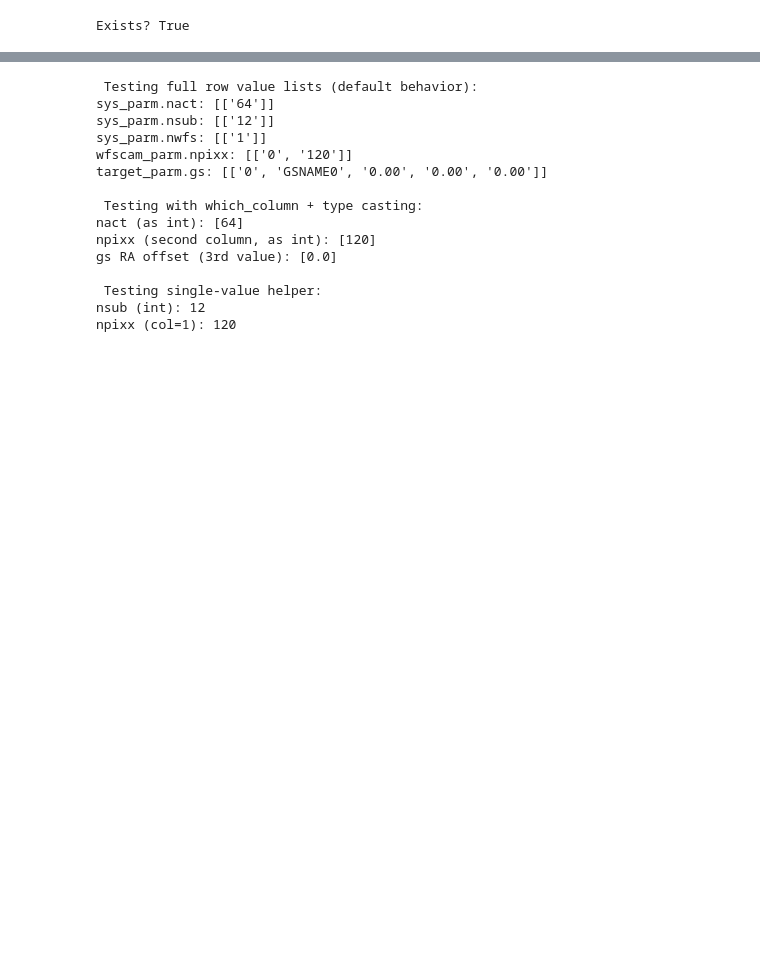
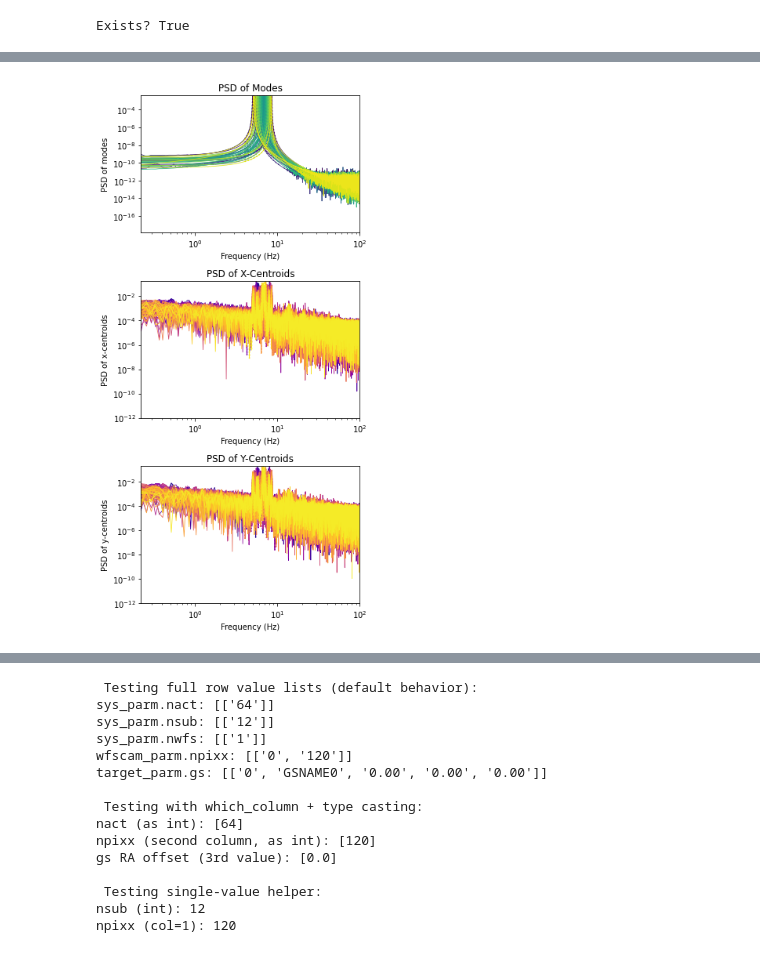
Before and after one commit to bpeck114/cacofoni, a Jupyter notebook: cacofoni/notebooks/test.ipynb, the cells around one changed output, grey strips where cells are left out. Drawn from its saved outputs; the diff is of its cells as text; code cells hidden in the pictures; blank space fills up the shorter version.

```diff
--- a/cacofoni/notebooks/test.ipynb
+++ b/cacofoni/notebooks/test.ipynb
@@ -35,0 +112,71 @@ NameError: name 'cb' is not defined
+# %%
+plt.figure(figsize=(5, 10))  # IDL: window,2,xsi=500,ysi=1000
+n_panels = 3
+
+# ------------------------
+# Panel 1: PSD of Modes
+# ------------------------
+plt.subplot(n_panels, 1, 1)
+xrange = [freq[5], 100]
+yrange = [np.min(psdmod), np.max(psdmod[:, 5:])]
+
+plt.plot(freq, psdmod[0, :], linewidth=1)
+
+for i in range(nmodes):
+    color = plt.cm.viridis(i / nmodes)
+    plt.plot(freq, psdmod[i, :], color=color, linewidth=0.8)
+    plt.plot(freq[filter], psdmod[i, filter], color=color, linestyle='dotted')
+
+plt.xlabel("Frequency (Hz)")
+plt.ylabel("PSD of modes")
+plt.xlim(xrange)
+plt.ylim(yrange)
+plt.yscale('log')
+plt.xscale('log')
+plt.title("PSD of Modes")
+
+# ------------------------
+# Panel 2: PSD of X-Centroids
+# ------------------------
+plt.subplot(n_panels, 1, 2)
+yrange = [max(np.min(np.abs(psdmes)), 1e-12), np.max(np.abs(psdmes[:, 5:]))]
+
+plt.plot(freq, np.abs(psdmes[16, :]), linewidth=1)
+
+for i in range(144):
+    color = plt.cm.plasma(i / 144)
+    plt.plot(freq, np.abs(psdmes[i, :]), color=color, linewidth=0.8)
+    plt.plot(freq[filter], np.abs(psdmes[i, :])[filter], color=color, linestyle='dotted')
+
+plt.xlabel("Frequency (Hz)")
+plt.ylabel("PSD of x-centroids")
+plt.xlim(xrange)
+plt.ylim(yrange)
+plt.yscale('log')
+plt.xscale('log')
+plt.title("PSD of X-Centroids")
+
+# ------------------------
+# Panel 3: PSD of Y-Centroids
+# ------------------------
+plt.subplot(n_panels, 1, 3)
+plt.plot(freq, np.abs(psdmes[160, :]), linewidth=1)
+
+for i in range(144):
+    color = plt.cm.plasma(i / 144)
+    plt.plot(freq, np.abs(psdmes[i + 144, :]), color=color, linewidth=0.8)
+    plt.plot(freq[filter], np.abs(psdmes[i + 144, :])[filter], color=color, linestyle='dotted')
+
+plt.xlabel("Frequency (Hz)")
+plt.ylabel("PSD of y-centroids")
+plt.xlim(xrange)
+plt.ylim(yrange)
+plt.yscale('log')
+plt.xscale('log')
+plt.title("PSD of Y-Centroids")
+
+# Layout
+plt.tight_layout()
+plt.show()
+# %% [output]
+[figure, added]
```
Also changed, not shown: parts of 4 cells of this notebook, 4 other files.
